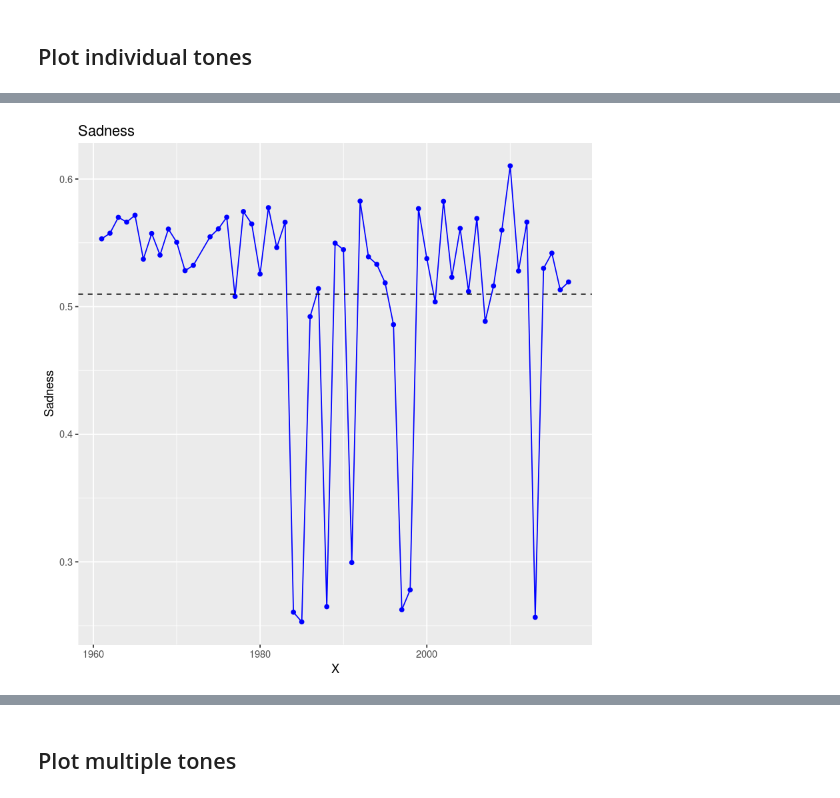
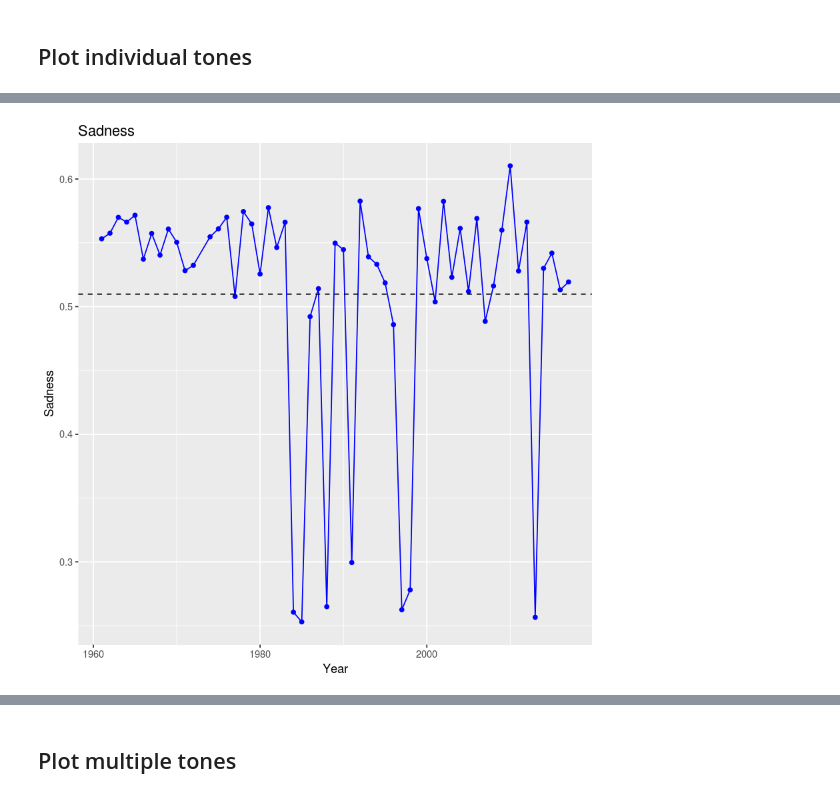
Before and after one commit to nickbuker/tone_state_of_the_unions, a Jupyter notebook: c_visualize_tones_r.ipynb, the cells around one changed output, grey strips where cells are left out. Saved outputs shown, nothing was run; the diff lists cells and outputs as text; code cells hidden in the pictures.

```diff
--- a/c_visualize_tones_r.ipynb
+++ b/c_visualize_tones_r.ipynb
@@ -26,11 +56,11 @@ ggtitle('Anger')
 # %%
 ggplot(data = df) +
 geom_line(aes(x = X, y = Sadness), color = 'blue') +
 geom_point(aes(x = X, y = Sadness), color = 'blue') +
 geom_hline(yintercept = mean(df$Sadness), lty = 2) +
-ggtitle('Sadness')
+labs(title='Sadness', x='Year')
 # %% [output]
-[figure, old version]
+[figure, new version]
 # %%
 ggplot(data = df) +
 geom_line(aes(x = X, y = Joy), color = 'green3') +
```
Also changed, not shown: parts of 14 cells of this notebook.
